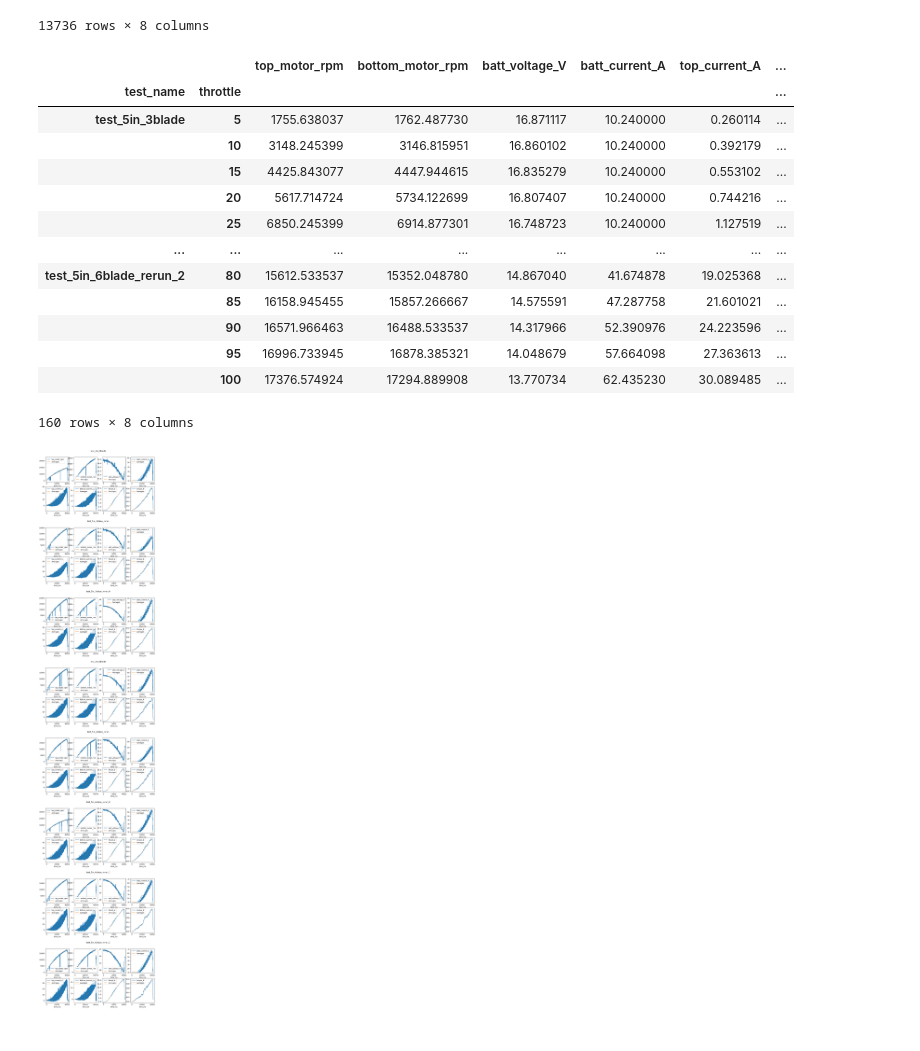
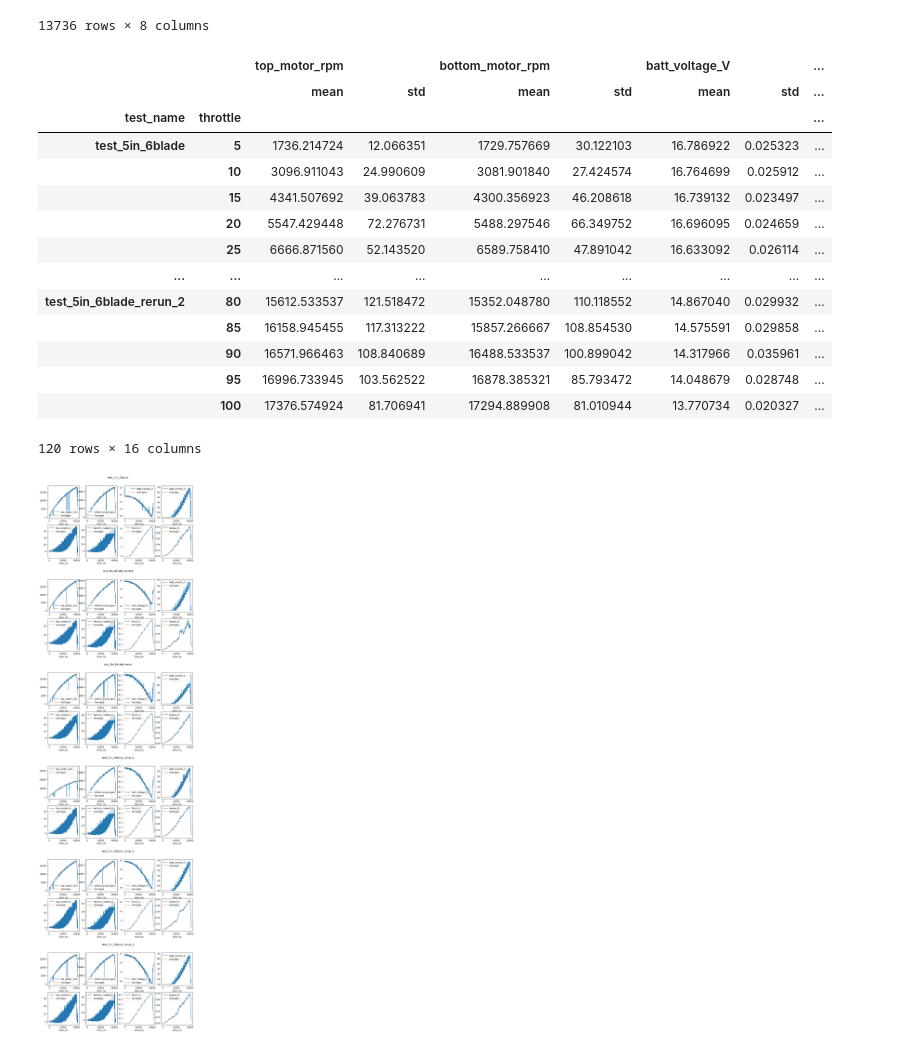
Before and after one commit to gtaharaedmonds/coaxial-drone, a Jupyter notebook: thrust_jig/test_runner/open_air_experiment_notebook.ipynb, the cells around one changed output. Drawn from its saved outputs; the diff is of its cells as text; code cells hidden in the pictures.

```diff
--- a/thrust_jig/test_runner/open_air_experiment_notebook.ipynb
+++ b/thrust_jig/test_runner/open_air_experiment_notebook.ipynb
@@ -75,4 +78,6 @@ SerialException: could not open port 'COM9': FileNotFoundError(2, 'The system ca
 # %%
+data_dict = {}
+
 ### 5 INCH 6 BLADE TEST RUNS
 data_dict["test_5in_6blade"] = test_run(
     filename=test_directory / "test_5in_6blade.csv", plan=plan
@@ -89,20 +94,20 @@ data_dict["test_5in_6blade_rerun_1"] = test_run(
 data_dict["test_5in_6blade_rerun_2"] = test_run(
     filename=test_directory / "test_5in_6blade_rerun_2.csv", plan=plan
 )
-# data_dict["test_5in_6blade_1500um"] = test_run(
-#     filename=test_directory / "test_5in_6blade_1500um.csv", plan=plan
-# )
+data_dict["test_5in_6blade_ducted"] = test_run(
+    filename=test_directory / "test_5in_6blade_1500um.csv", plan=plan
+)
 
 ### 5 INCH 3 BLADE TEST RUNS
-data_dict["test_5in_3blade"] = test_run(
-    filename=test_directory / "test_5in_3blade.csv", plan=plan
-)
-data_dict["test_5in_3blade_rerun"] = test_run(
-    filename=test_directory / "test_5in_3blade_rerun.csv", plan=plan
-)
-data_dict["test_5in_3blade_rerun_0"] = test_run(
-    filename=test_directory / "test_5in_3blade_rerun_0.csv", plan=plan
-)
+# data_dict["test_5in_3blade"] = test_run(
+#     filename=test_directory / "test_5in_3blade.csv", plan=plan
+# )
+# data_dict["test_5in_3blade_rerun"] = test_run(
+#     filename=test_directory / "test_5in_3blade_rerun.csv", plan=plan
+# )
+# data_dict["test_5in_3blade_rerun_0"] = test_run(
+#     filename=test_directory / "test_5in_3blade_rerun_0.csv", plan=plan
+# )
 
 # ### 5 INCH TOROIDAL TEST RUNS
 # data_dict["test_5in_toroidal"] = test_run(
@@ -218,43 +221,44 @@ df_steps = (
         names=["throttle"],
     )
     .groupby(["test_name", "throttle"])
-    .mean()
+    .agg(["mean", "std"])
 )
 
 df_steps
 # %% [output]
-|  |  | top_motor_rpm | bottom_motor_rpm | batt_voltage_V | batt_current_A | top_current_A | ... |
-| test_name | throttle |  |  |  |  |  | ... |
-| test_5in_3blade | 5 | 1755.638037 | 1762.487730 | 16.871117 | 10.240000 | 0.260114 | ... |
-|  | 10 | 3148.245399 | 3146.815951 | 16.860102 | 10.240000 | 0.392179 | ... |
-|  | 15 | 4425.843077 | 4447.944615 | 16.835279 | 10.240000 | 0.553102 | ... |
-|  | 20 | 5617.714724 | 5734.122699 | 16.807407 | 10.240000 | 0.744216 | ... |
-|  | 25 | 6850.245399 | 6914.877301 | 16.748723 | 10.240000 | 1.127519 | ... |
-| ... | ... | ... | ... | ... | ... | ... | ... |
-| test_5in_6blade_rerun_2 | 80 | 15612.533537 | 15352.048780 | 14.867040 | 41.674878 | 19.025368 | ... |
-|  | 85 | 16158.945455 | 15857.266667 | 14.575591 | 47.287758 | 21.601021 | ... |
-|  | 90 | 16571.966463 | 16488.533537 | 14.317966 | 52.390976 | 24.223596 | ... |
-|  | 95 | 16996.733945 | 16878.385321 | 14.048679 | 57.664098 | 27.363613 | ... |
-|  | 100 | 17376.574924 | 17294.889908 | 13.770734 | 62.435230 | 30.089485 | ... |
+|  |  | top_motor_rpm |  | bottom_motor_rpm |  | batt_voltage_V |  | ... |
+|  |  | mean | std | mean | std | mean | std | ... |
+| test_name | throttle |  |  |  |  |  |  | ... |
+| test_5in_6blade | 5 | 1736.214724 | 12.066351 | 1729.757669 | 30.122103 | 16.786922 | 0.025323 | ... |
+|  | 10 | 3096.911043 | 24.990609 | 3081.901840 | 27.424574 | 16.764699 | 0.025912 | ... |
+|  | 15 | 4341.507692 | 39.063783 | 4300.356923 | 46.208618 | 16.739132 | 0.023497 | ... |
+|  | 20 | 5547.429448 | 72.276731 | 5488.297546 | 66.349752 | 16.696095 | 0.024659 | ... |
+|  | 25 | 6666.871560 | 52.143520 | 6589.758410 | 47.891042 | 16.633092 | 0.026114 | ... |
+| ... | ... | ... | ... | ... | ... | ... | ... | ... |
+| test_5in_6blade_rerun_2 | 80 | 15612.533537 | 121.518472 | 15352.048780 | 110.118552 | 14.867040 | 0.029932 | ... |
+|  | 85 | 16158.945455 | 117.313222 | 15857.266667 | 108.854530 | 14.575591 | 0.029858 | ... |
+|  | 90 | 16571.966463 | 108.840689 | 16488.533537 | 100.899042 | 14.317966 | 0.035961 | ... |
+|  | 95 | 16996.733945 | 103.562522 | 16878.385321 | 85.793472 | 14.048679 | 0.028748 | ... |
+|  | 100 | 17376.574924 | 81.706941 | 17294.889908 | 81.010944 | 13.770734 | 0.020327 | ... |
-160 rows × 8 columns
+120 rows × 16 columns
 # %%
 # Debug plots
 fig = plt.figure(figsize=(12, 6*len(data_dict)))
 subfigs = fig.subfigures(len(data_dict), 1)
 if not isinstance(subfigs, np.ndarray):
     subfigs = np.array([subfigs])
 for subfig, (n, grp) in zip(subfigs, df_all.groupby("test_name")):
     axs = subfig.subplots(2, 4)
     for ax, col in zip(axs.flat, grp):
         grp.reset_index("test_name").plot(ax=ax, y=col)
         ax.hlines(
-            df_steps[col].loc[n],
+            df_steps[col].loc[n]["mean"],
             step_start_times + transient_offset_ms,
             step_start_times + transient_offset_ms + stable_step_duration_ms,
             colors="C1",
             label="Averages",
         )
         ax.legend()
     subfig.suptitle(n)
 # %% [output]
-[figure, old version]
+[figure, new version]
```
Also changed, not shown: parts of 15 cells of this notebook, 2 other files.
